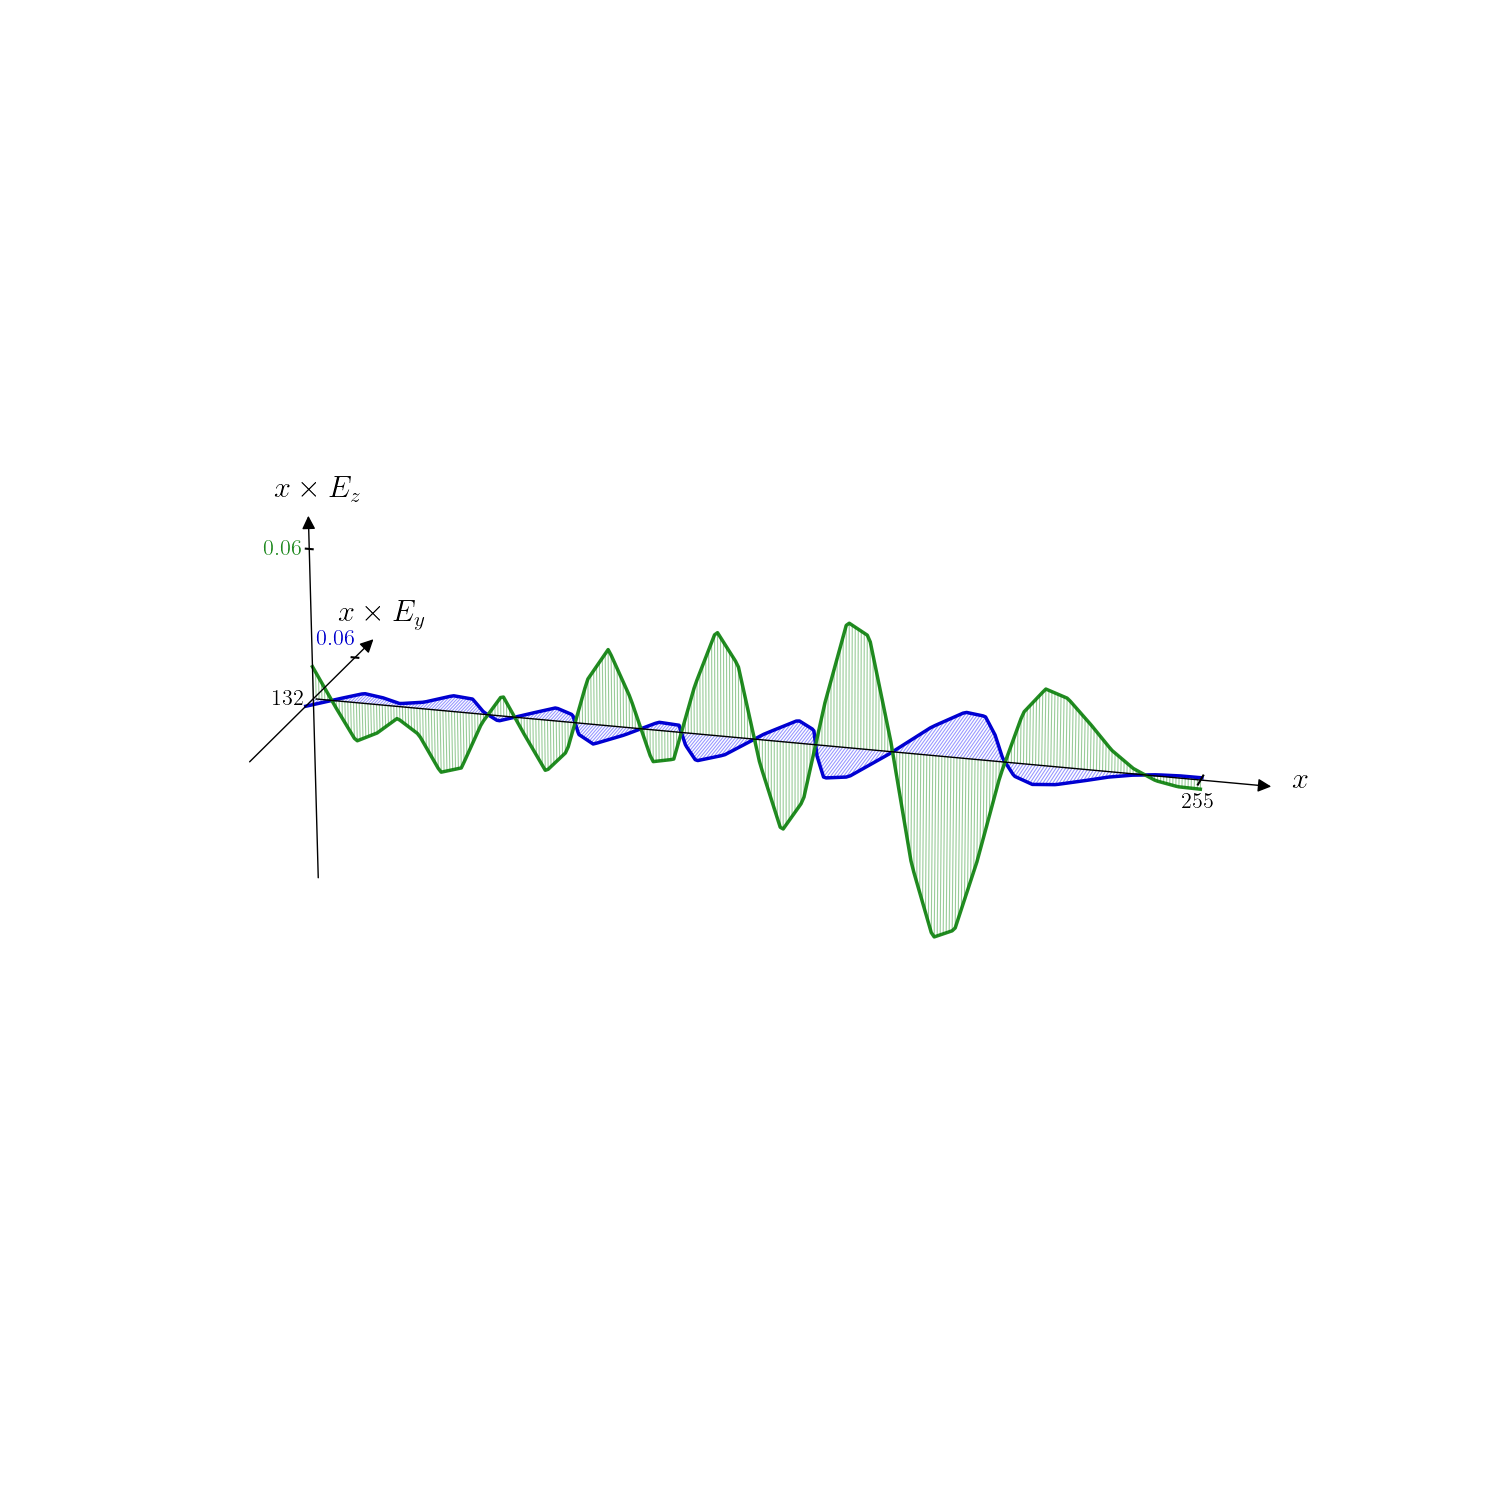
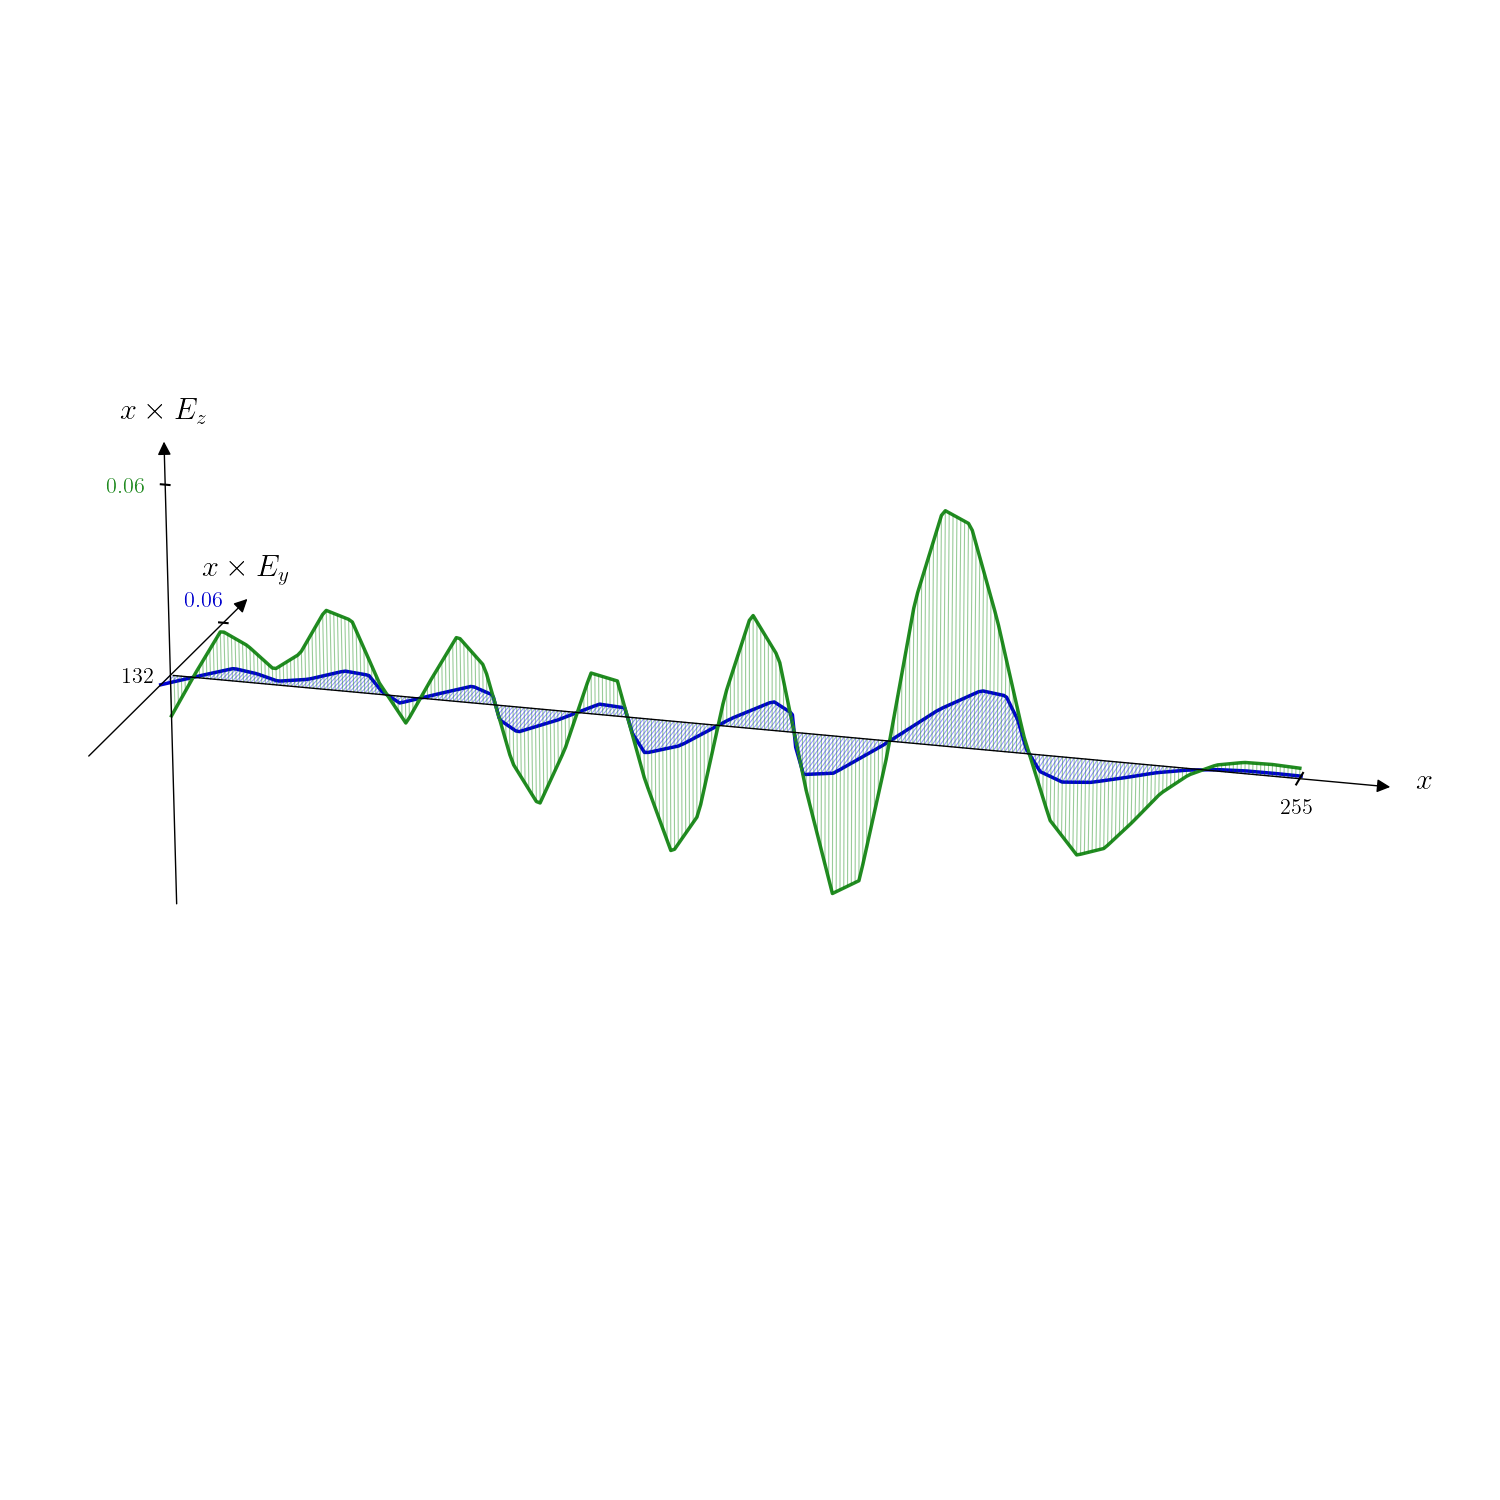
Unified diff of the notebook cell whose output changed from the first chart to the second:
--- before
+++ after
@@ -20,10 +20,10 @@
 max_range = 8 * np.pi
 line = np.linspace(0, max_range, 300)
-x_orig = max_range * (coor - coor[0]) / max(coor - coor[0])
+x_orig = max_range * (coor_gf[130:] - coor_gf[130]) / max(coor_gf[130:] - coor_gf[130])
 
-y_electric = np.interp(line, x_orig, coor * Ey_electric / max(coor * Ey_electric))
-z_magnetic = np.interp(line, x_orig, coor * Ey_mag / max(coor * Ey_mag))
+y_electric = np.interp(line, x_orig, coor_gf[130:] * Ey_electric[130:] / max(coor_gf[130:] * Ey_electric[130:]))
+z_magnetic = -np.interp(line, x_orig, coor_gf[130:] * Ey_mag[130:] / max(coor_gf[130:] * Ey_mag[130:]))
 
-fig = plt.figure(figsize=(15, 15))
+fig = plt.figure(figsize=(15, 15), tight_layout=True)
 ax = fig.add_subplot(111, projection='3d')
 

Commit: included analysis videos of punctures location